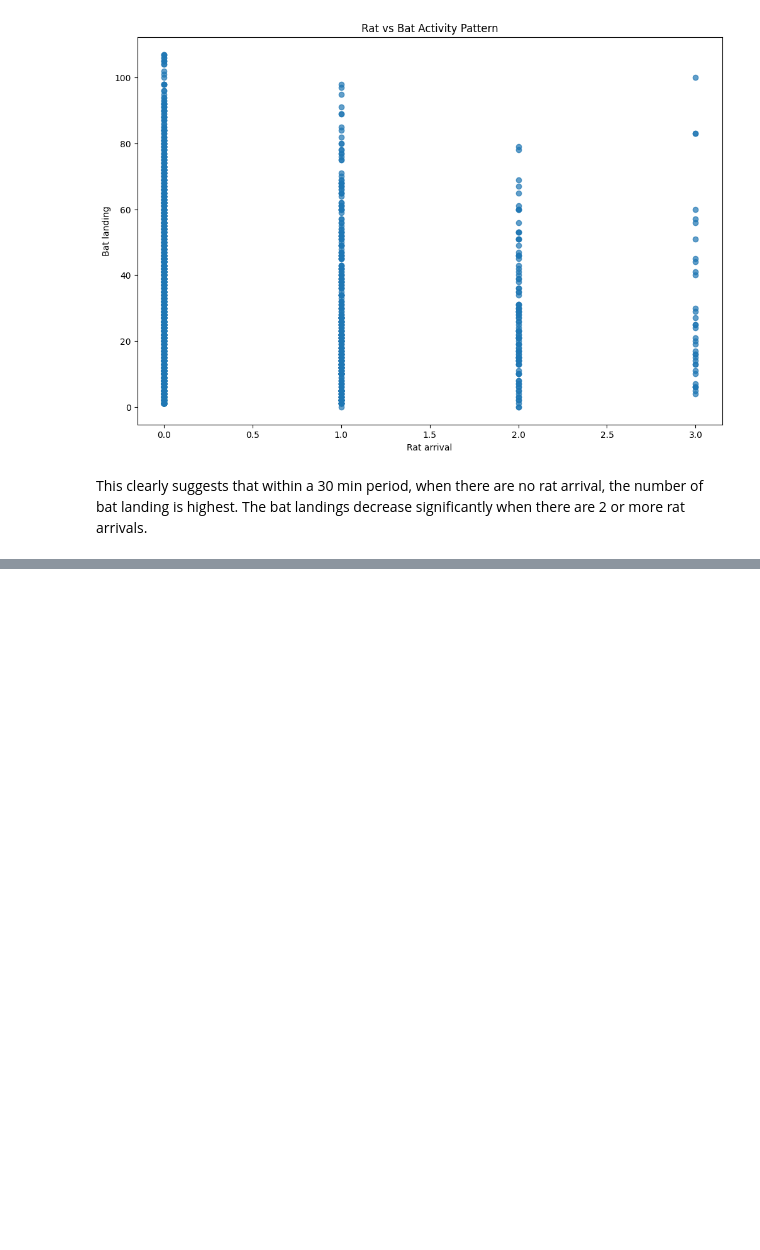
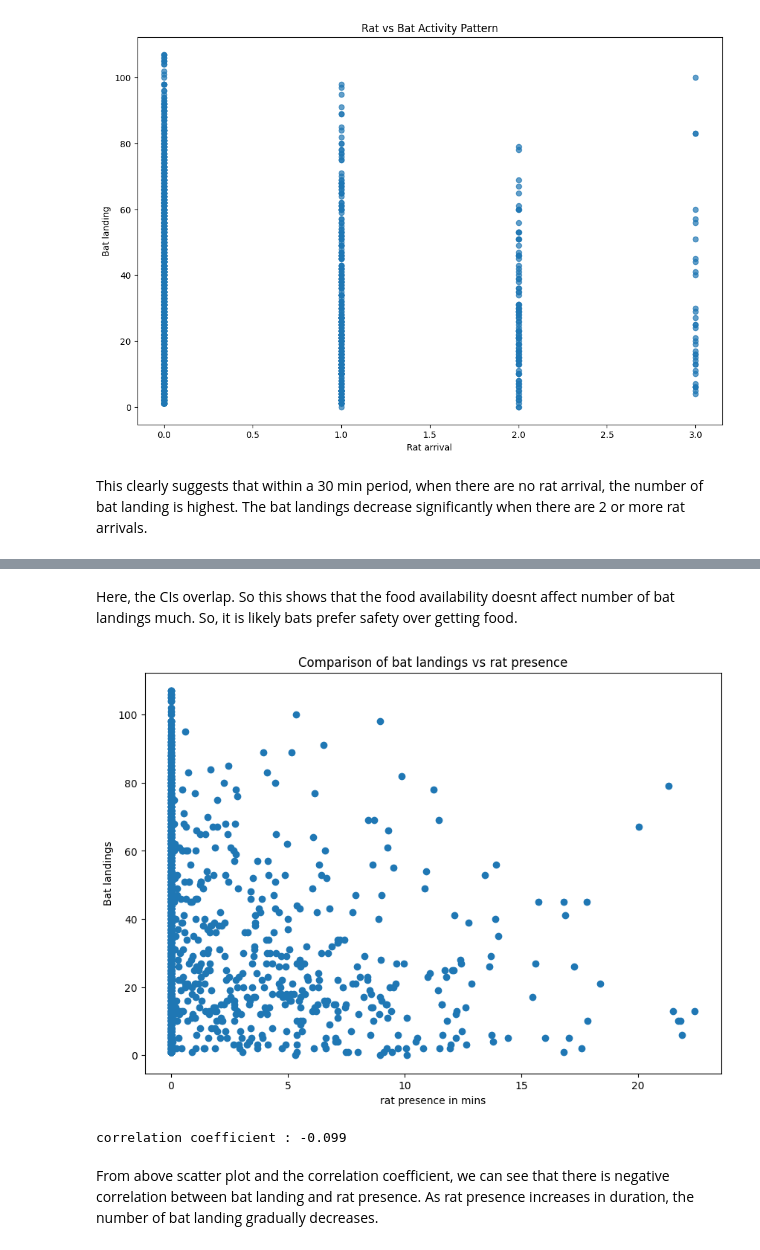
Before and after one commit to shushil555/HIT-140-Foundations-of-Data-Science-Assesment-3, a Jupyter notebook: Bat_vs_Rat_Analysis.ipynb, the cells around one changed output, grey strips where cells are left out. Saved outputs shown, nothing was run; the diff lists cells and outputs as text; code cells hidden in the pictures; blank space fills up the shorter version.

```diff
--- a/Bat_vs_Rat_Analysis.ipynb
+++ b/Bat_vs_Rat_Analysis.ipynb
@@ -148,0 +206,23 @@ This clearly suggests that within a 30 min period, when there are no rat arrival
+# %% [markdown]
+Here, the CIs overlap. So this shows that the food availability doesnt affect number of bat landings much. So, it is likely bats prefer safety over getting food.
+# %%
+# Now, lets look at the presence of rats and the number of bat landings within a 30 min period in dataset2
+
+rats_min=df2['rat_minutes']
+number_bat=df2['bat_landing_number']
+plt.figure(figsize=(10,7))
+plt.scatter(rats_min,number_bat)
+plt.xlabel("rat presence in mins")
+plt.ylabel("Bat landings")
+plt.title("Comparison of bat landings vs rat presence")
+plt.show()
+# %% [output]
+[figure, added]
+# %%
+#Lets calculate correlation. we will calcualte pearson correlation
+r,p=stats.pearsonr(rats_min,number_bat)
+print("correlation coefficient :",round(r,3))
+# %% [output]
+correlation coefficient : -0.099
+# %% [markdown]
+From above scatter plot and the correlation coefficient, we can see that there is negative correlation between bat landing and rat presence. As rat presence increases in duration, the number of bat landing gradually decreases.
```
Also changed, not shown: parts of 5 cells of this notebook.
